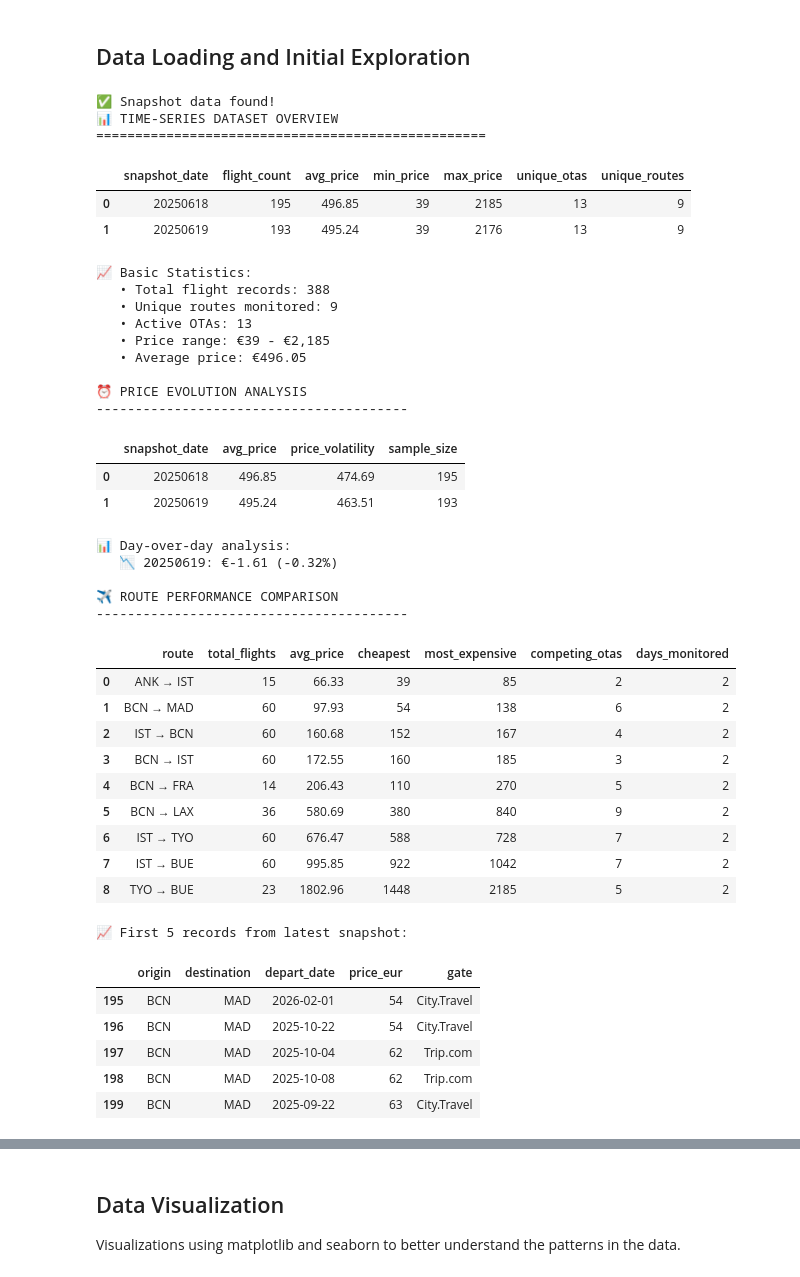
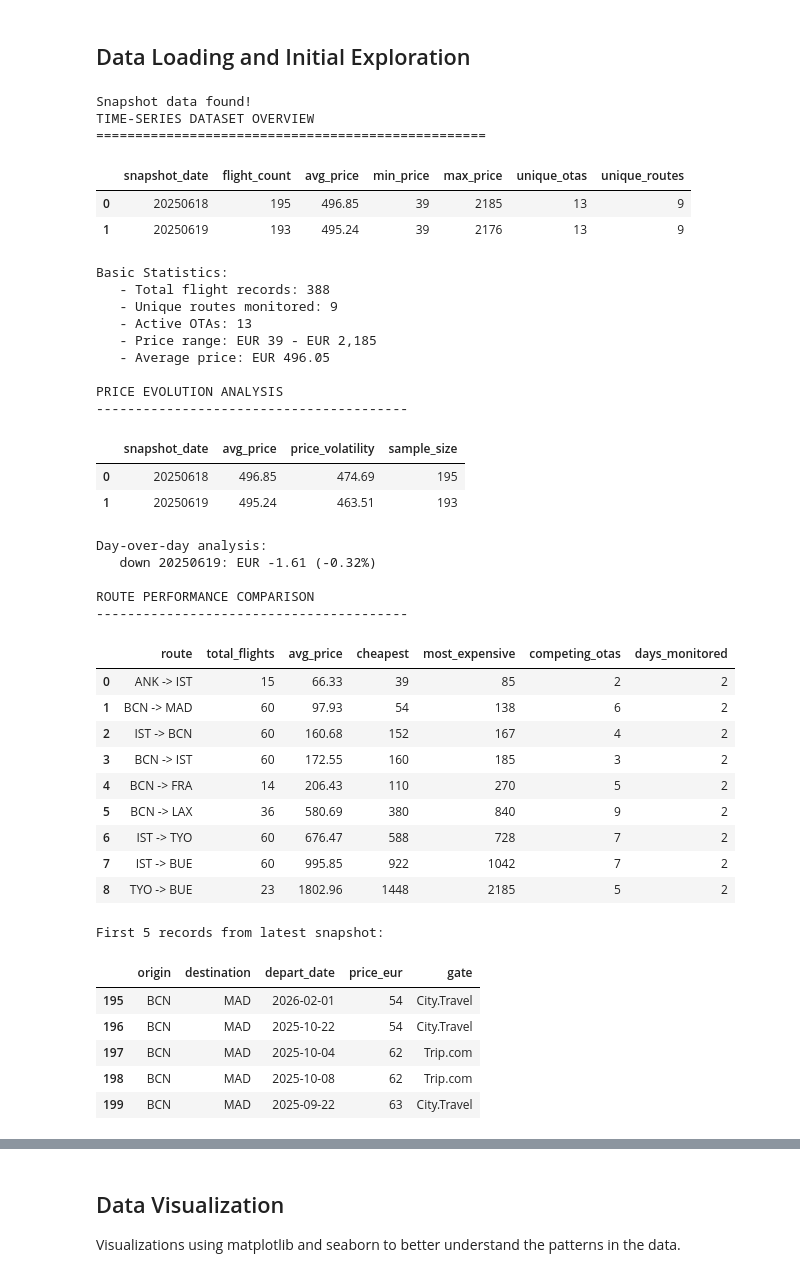
Before and after one commit to KaanDRoid/flight-price-monitoring, a Jupyter notebook: flight_analysis_duckdb.ipynb, the cells around one changed output, grey strips where cells are left out. Saved outputs shown, nothing was run; the diff lists cells and outputs as text; code cells hidden in the pictures.

```diff
--- a/flight_analysis_duckdb.ipynb
+++ b/flight_analysis_duckdb.ipynb
@@ -101,9 +101,9 @@ from IPython.display import display
 
 # Checkpoint
 if all_data:
-    print("✅ Snapshot data found!")
+    print("Snapshot data found!")
 
-    print("📊 TIME-SERIES DATASET OVERVIEW")
+    print("TIME-SERIES DATASET OVERVIEW")
     print("=" * 50)
 
     # Basic statistics across all snapshots
@@ -123,15 +123,15 @@ if all_data:
 
     display(basic_stats)
 
-    print("\n📈 Basic Statistics:")
-    print(f"   • Total flight records: {len(combined_df):,}")
-    print(f"   • Unique routes monitored: {combined_df['origin'].str.cat(combined_df['destination'], sep=' → ').nunique()}")
-    print(f"   • Active OTAs: {combined_df['gate'].nunique()}")
-    print(f"   • Price range: €{combined_df['price_eur'].min()} - €{combined_df['price_eur'].max():,}")
-    print(f"   • Average price: €{combined_df['price_eur'].mean():.2f}")
+    print("\nBasic Statistics:")
+    print(f"   - Total flight records: {len(combined_df):,}")
+    print(f"   - Unique routes monitored: {combined_df['origin'].str.cat(combined_df['destination'], sep=' -> ').nunique()}")
+    print(f"   - Active OTAs: {combined_df['gate'].nunique()}")
+    print(f"   - Price range: EUR {combined_df['price_eur'].min()} - EUR {combined_df['price_eur'].max():,}")
+    print(f"   - Average price: EUR {combined_df['price_eur'].mean():.2f}")
 
     # Price evolution over time
-    print("\n⏰ PRICE EVOLUTION ANALYSIS")
+    print("\nPRICE EVOLUTION ANALYSIS")
     print("-" * 40)
 
     price_evolution = conn.execute("""
@@ -152,19 +152,19 @@ if all_data:
         price_evolution['price_change'] = price_evolution['avg_price'].diff()
         price_evolution['change_pct'] = (price_evolution['price_change'] / price_evolution['avg_price'].shift(1)) * 100
 
-        print(f"\n📊 Day-over-day analysis:")
+        print(f"\nDay-over-day analysis:")
         for i, row in price_evolution.iterrows():
             if pd.notna(row['price_change']):
-                direction = "📈" if row['price_change'] > 0 else "📉" if row['price_change'] < 0 else "➡️"
-                print(f"   {direction} {row['snapshot_date']}: €{row['price_change']:+.2f} ({row['change_pct']:+.2f}%)")
+                direction = "up" if row['price_change'] > 0 else "down" if row['price_change'] < 0 else "flat"
+                print(f"   {direction} {row['snapshot_date']}: EUR {row['price_change']:+.2f} ({row['change_pct']:+.2f}%)")
 
     # Route performance comparison
-    print(f"\n✈️ ROUTE PERFORMANCE COMPARISON")
+    print(f"\nROUTE PERFORMANCE COMPARISON")
     print("-" * 40)
 
     route_comparison = conn.execute("""
         SELECT
-            CONCAT(origin, ' → ', destination) as route,
+            CONCAT(origin, ' -> ', destination) as route,
             COUNT(*) as total_flights,
             ROUND(AVG(price_eur), 2) as avg_price,
             MIN(price_eur) as cheapest,
@@ -172,58 +172,58 @@ if all_data:
             COUNT(DISTINCT gate) as competing_otas,
             COUNT(DISTINCT snapshot_date) as days_monitored
         FROM flights
         GROUP BY origin, destination
         ORDER BY avg_price
     """).df()
 
     display(route_comparison)
 
     # Show first few records as preview
-    print(f"\n📈 First 5 records from latest snapshot:")
+    print(f"\nFirst 5 records from latest snapshot:")
     latest_snapshot = combined_df[combined_df['snapshot_date'] == combined_df['snapshot_date'].max()]
     display(latest_snapshot[['origin', 'destination', 'depart_date', 'price_eur', 'gate']].head())
 
 else:
-    print(f"❌ No snapshot data found!")
+    print(f"No snapshot data found!")
     print("Please run fetch_prices.py first to generate snapshot data.")
-    print(f"\n🎯 Expected structure:")
+    print(f"\nExpected structure:")
     print(f"   snapshots/YYYYMMDD/all_routes.csv")
     print(f"   snapshots/YYYYMMDD/route_breakdown/*.csv")
 # %% [output]
-✅ Snapshot data found!
-📊 TIME-SERIES DATASET OVERVIEW
+Snapshot data found!
+TIME-SERIES DATASET OVERVIEW
 ==================================================
 |  | snapshot_date | flight_count | avg_price | min_price | max_price | unique_otas | unique_routes |
 | 0 | 20250618 | 195 | 496.85 | 39 | 2185 | 13 | 9 |
 | 1 | 20250619 | 193 | 495.24 | 39 | 2176 | 13 | 9 |
-📈 Basic Statistics:
-   • Total flight records: 388
-   • Unique routes monitored: 9
-   • Active OTAs: 13
-   • Price range: €39 - €2,185
-   • Average price: €496.05
+Basic Statistics:
+   - Total flight records: 388
+   - Unique routes monitored: 9
+   - Active OTAs: 13
+   - Price range: EUR 39 - EUR 2,185
+   - Average price: EUR 496.05
 
-⏰ PRICE EVOLUTION ANALYSIS
+PRICE EVOLUTION ANALYSIS
 ----------------------------------------
 |  | snapshot_date | avg_price | price_volatility | sample_size |
 | 0 | 20250618 | 496.85 | 474.69 | 195 |
 | 1 | 20250619 | 495.24 | 463.51 | 193 |
-📊 Day-over-day analysis:
-   📉 20250619: €-1.61 (-0.32%)
+Day-over-day analysis:
+   down 20250619: EUR -1.61 (-0.32%)
 
-✈️ ROUTE PERFORMANCE COMPARISON
+ROUTE PERFORMANCE COMPARISON
 ----------------------------------------
 |  | route | total_flights | avg_price | cheapest | most_expensive | competing_otas | days_monitored |
-| 0 | ANK → IST | 15 | 66.33 | 39 | 85 | 2 | 2 |
-| 1 | BCN → MAD | 60 | 97.93 | 54 | 138 | 6 | 2 |
-| 2 | IST → BCN | 60 | 160.68 | 152 | 167 | 4 | 2 |
-| 3 | BCN → IST | 60 | 172.55 | 160 | 185 | 3 | 2 |
-| 4 | BCN → FRA | 14 | 206.43 | 110 | 270 | 5 | 2 |
-| 5 | BCN → LAX | 36 | 580.69 | 380 | 840 | 9 | 2 |
-| 6 | IST → TYO | 60 | 676.47 | 588 | 728 | 7 | 2 |
-| 7 | IST → BUE | 60 | 995.85 | 922 | 1042 | 7 | 2 |
-| 8 | TYO → BUE | 23 | 1802.96 | 1448 | 2185 | 5 | 2 |
+| 0 | ANK -> IST | 15 | 66.33 | 39 | 85 | 2 | 2 |
+| 1 | BCN -> MAD | 60 | 97.93 | 54 | 138 | 6 | 2 |
+| 2 | IST -> BCN | 60 | 160.68 | 152 | 167 | 4 | 2 |
+| 3 | BCN -> IST | 60 | 172.55 | 160 | 185 | 3 | 2 |
+| 4 | BCN -> FRA | 14 | 206.43 | 110 | 270 | 5 | 2 |
+| 5 | BCN -> LAX | 36 | 580.69 | 380 | 840 | 9 | 2 |
+| 6 | IST -> TYO | 60 | 676.47 | 588 | 728 | 7 | 2 |
+| 7 | IST -> BUE | 60 | 995.85 | 922 | 1042 | 7 | 2 |
+| 8 | TYO -> BUE | 23 | 1802.96 | 1448 | 2185 | 5 | 2 |
-📈 First 5 records from latest snapshot:
+First 5 records from latest snapshot:
 |  | origin | destination | depart_date | price_eur | gate |
 | 195 | BCN | MAD | 2026-02-01 | 54 | City.Travel |
 | 196 | BCN | MAD | 2025-10-22 | 54 | City.Travel |
```
Also changed, not shown: parts of 8 cells of this notebook, 3 other files.
